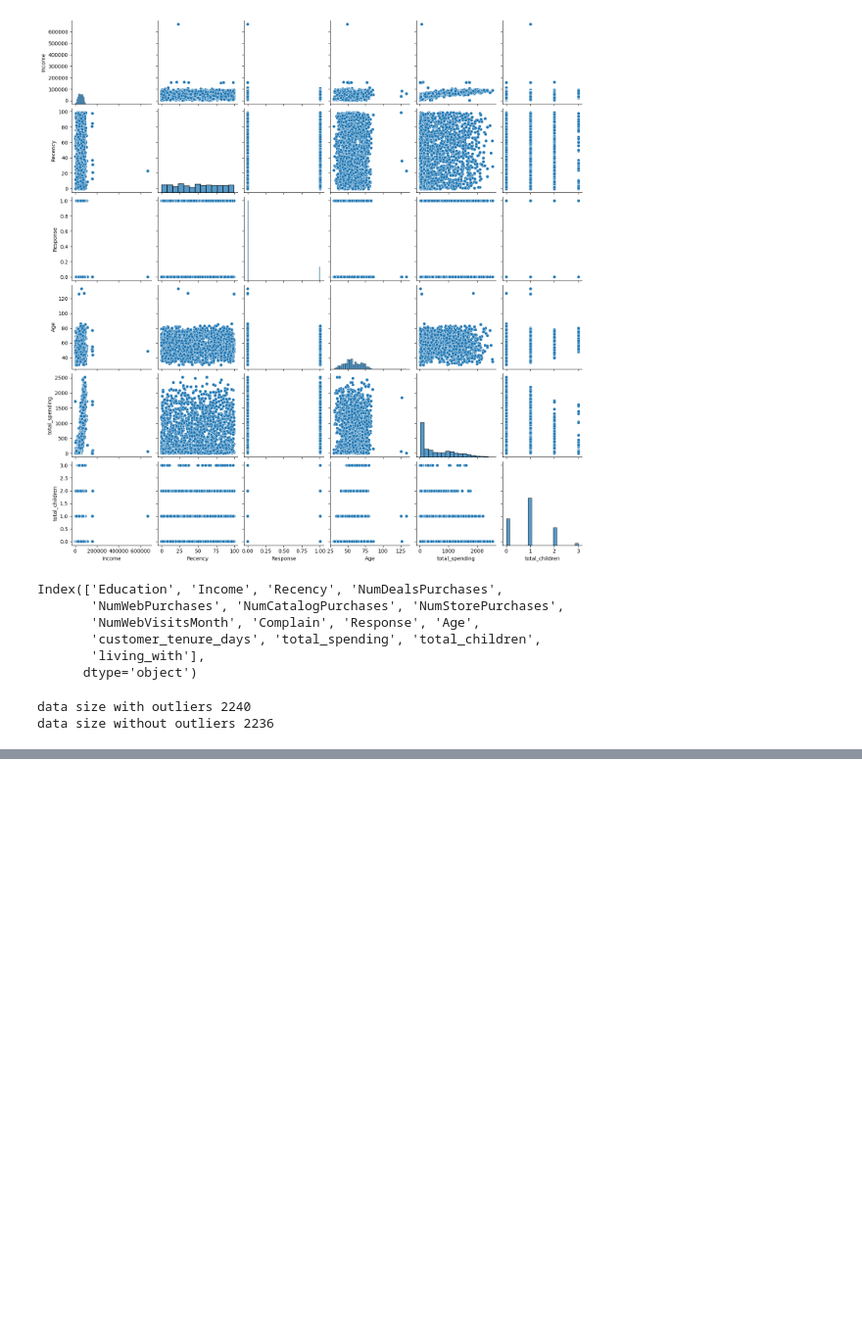
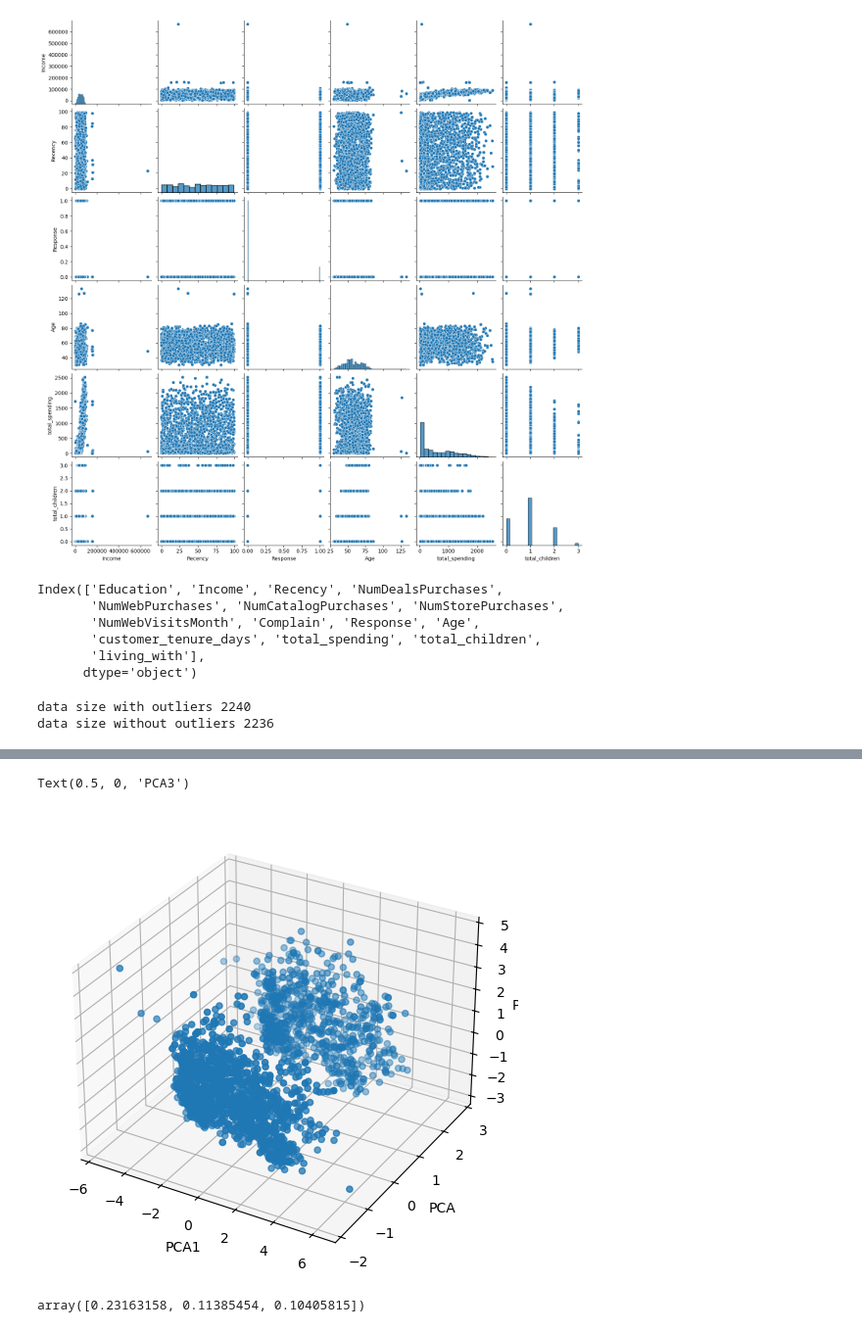
Before and after one commit to piyushhh-glitch/Machine_Learning, a Jupyter notebook: Unsupervised_ML/project/smartcart.ipynb, the cells around one changed output, grey strips where cells are left out. Shown at 98% size. Saved outputs shown, nothing was run; the diff lists cells and outputs as text; code cells hidden in the pictures; blank space fills up the shorter version.

```diff
--- a/Unsupervised_ML/project/smartcart.ipynb
+++ b/Unsupervised_ML/project/smartcart.ipynb
@@ -326,0 +369,2 @@ data size without outliers 2236
+# %%
+enc_df=pd.DataFrame(enc_cols.toarray(),columns=ohe.get_feature_names_out(cat_cols),index=df_clean.index)
@@ -326,0 +435,19 @@ data size without outliers 2236
+# %%
+#3d
+pca=PCA(n_components=3)
+X_pca=pca.fit_transform(X_scaled)
+
+fig=plt.figure(figsize=(8,6))
+ax=fig.add_subplot(111,projection="3d")
+ax.scatter(X_pca[:,0],X_pca[:,1],X_pca[:,2])
+
+ax.set_xlabel("PCA1")
+ax.set_ylabel("PCA")
+ax.set_zlabel("PCA3")
+# %% [output]
+Text(0.5, 0, 'PCA3')
+[figure, added]
+# %%
+pca.explained_variance_ratio_
+# %% [output]
+array([0.23163158, 0.11385454, 0.10405815])
```
Also changed, not shown: parts of 22 cells of this notebook.
